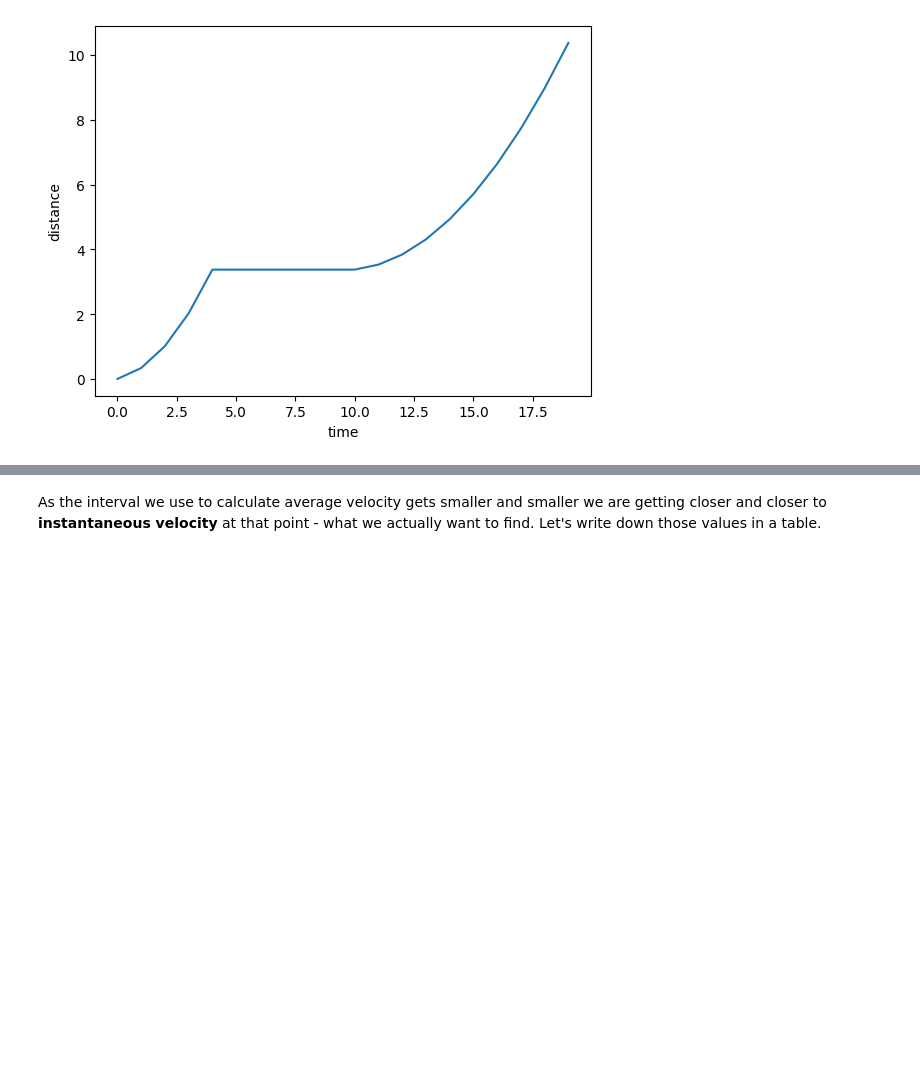
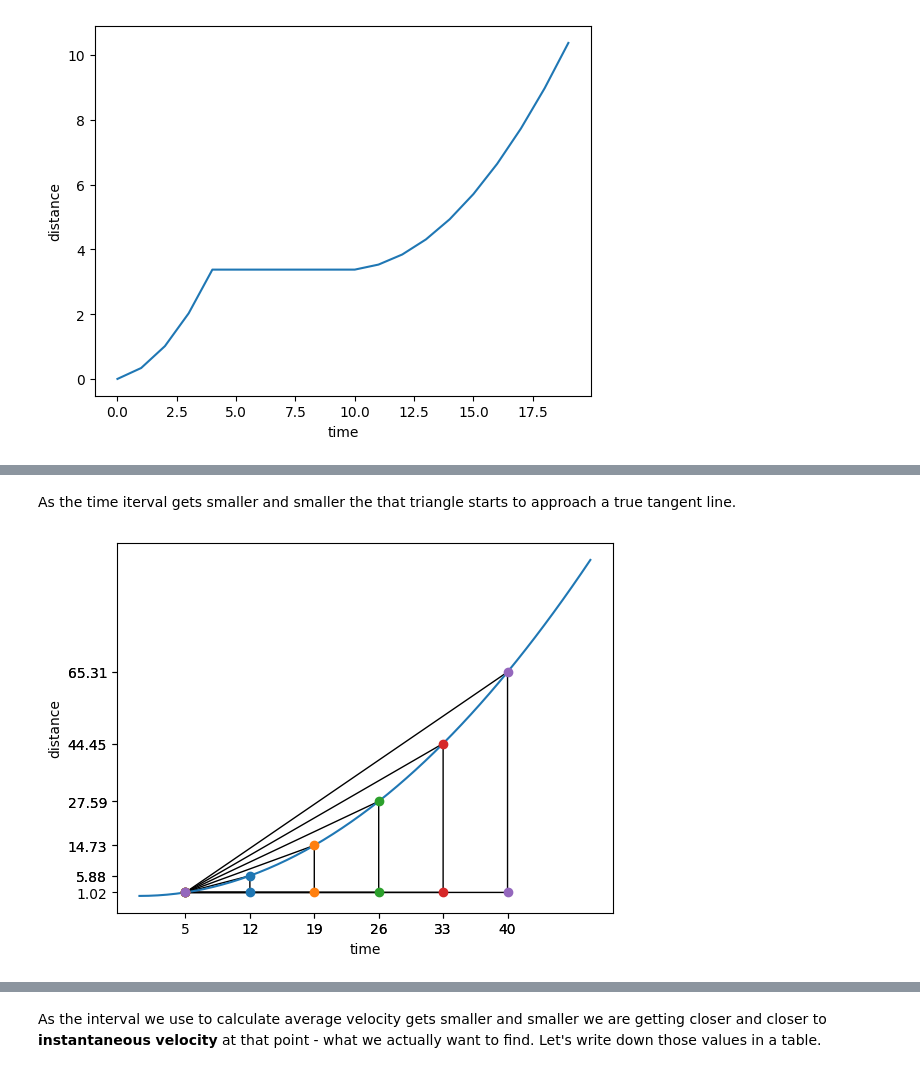
Before and after one commit to danila-zol/Introduction_to_Python_SAS, a Jupyter notebook: Code_Examples/Lecture7/calculus.ipynb, the cells around one changed output, grey strips where cells are left out. Drawn from its saved outputs; the diff is of its cells as text; code cells hidden in the pictures; blank space fills up the shorter version.

```diff
--- a/Code_Examples/Lecture7/calculus.ipynb
+++ b/Code_Examples/Lecture7/calculus.ipynb
@@ -73,0 +102,23 @@ Let's again just graph what we're finding.
+# %% [markdown]
+As the time iterval gets smaller and smaller the that triangle starts to approach a true tangent line.
+# %%
+fig, ax = plt.subplots()
+
+for triangle in triangles:
+    poly = Polygon(triangle, fill=False)
+    ax.add_patch(poly)
+
+    ax.scatter([p[0] for p in triangle], [p[1] for p in triangle], zorder=10)
+    ticks["x"].append(triangle[2][0])
+    ticks["y"].append(triangle[2][1])
+
+
+
+ax.plot(t, l)
+ax.set_xticks(ticks["x"])
+ax.set_yticks(ticks["y"])
+ax.set_xlabel("time")
+ax.set_ylabel("distance")
+plt.show()
+# %% [output]
+[figure, added]
```
Also changed, not shown: parts of 11 cells of this notebook.
